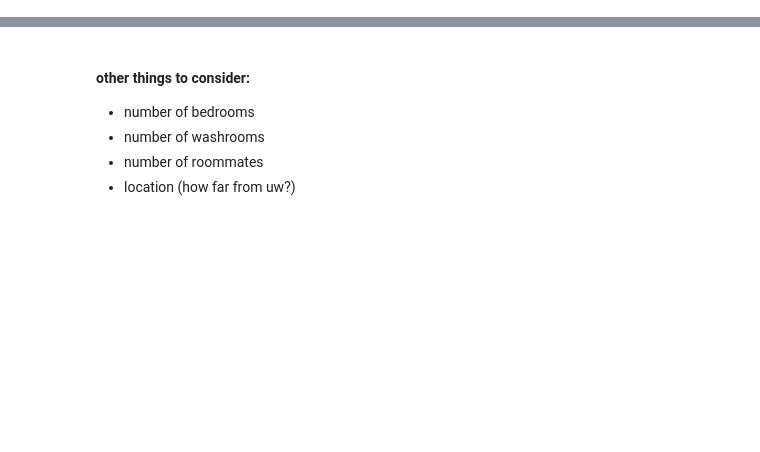
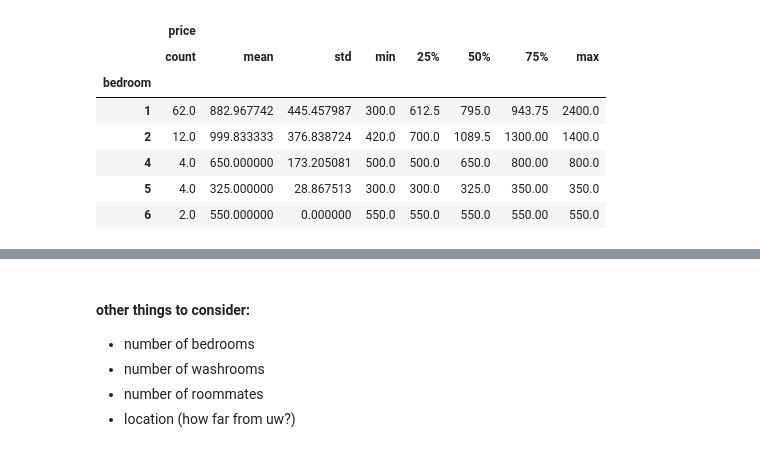
Before and after one commit to iriskimm/uw-student-housing, a Jupyter notebook: facebook_scraper.ipynb, the cells around one changed output, grey strips where cells are left out. Cells and saved outputs as stored; diff of their text form; code cells hidden in the pictures; blank space fills up the shorter version.

```diff
--- a/facebook_scraper.ipynb
+++ b/facebook_scraper.ipynb
@@ -125,2 +158,13 @@ df.groupby('isLookingFor').get_group(True).groupby('bedroom').describe()
+# %%
+df.groupby('isLookingFor').get_group(False).groupby('bedroom').describe()
+# %% [output]
+|  | price |  |  |  |  |  |  |  |
+|  | count | mean | std | min | 25% | 50% | 75% | max |
+| bedroom |  |  |  |  |  |  |  |  |
+| 1 | 62.0 | 882.967742 | 445.457987 | 300.0 | 612.5 | 795.0 | 943.75 | 2400.0 |
+| 2 | 12.0 | 999.833333 | 376.838724 | 420.0 | 700.0 | 1089.5 | 1300.00 | 1400.0 |
+| 4 | 4.0 | 650.000000 | 173.205081 | 500.0 | 500.0 | 650.0 | 800.00 | 800.0 |
+| 5 | 4.0 | 325.000000 | 28.867513 | 300.0 | 300.0 | 325.0 | 350.00 | 350.0 |
+| 6 | 2.0 | 550.000000 | 0.000000 | 550.0 | 550.0 | 550.0 | 550.00 | 550.0 |
 # %%
 df.groupby('bedroom').get_group(2)
```
Also changed, not shown: parts of 25 cells of this notebook, 1 other file.
